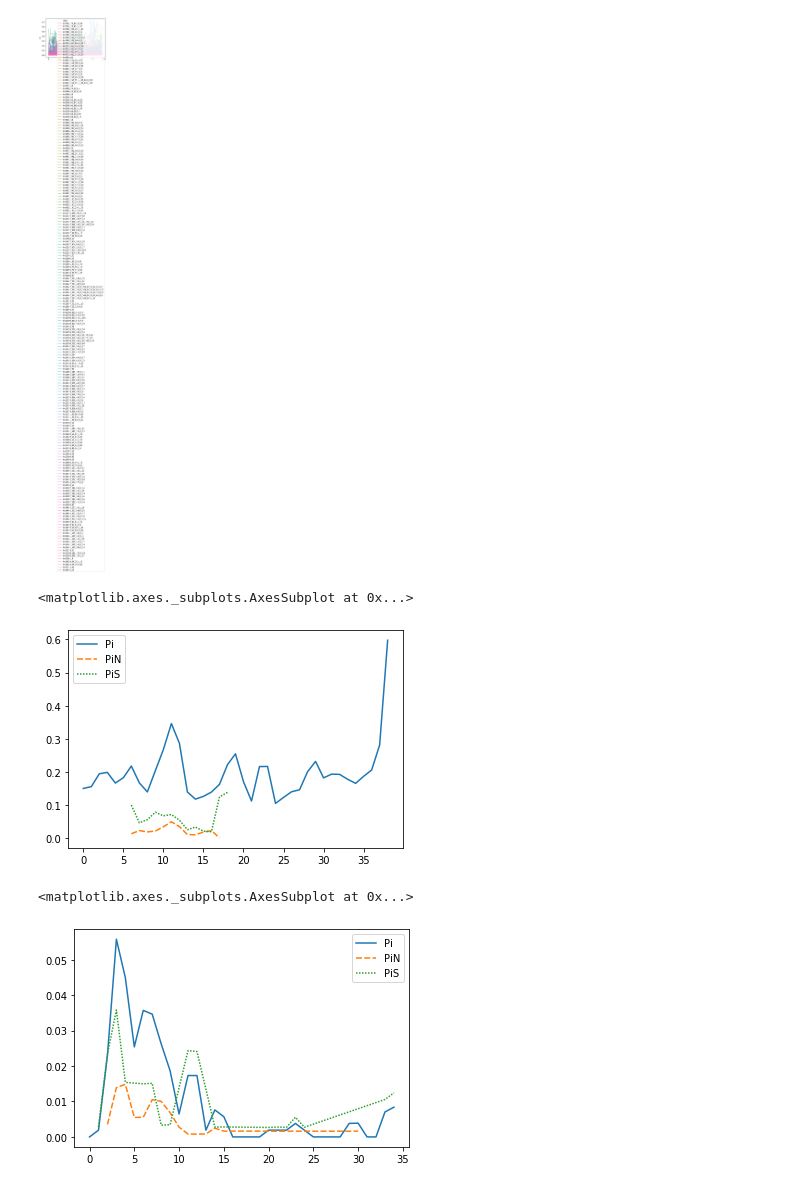
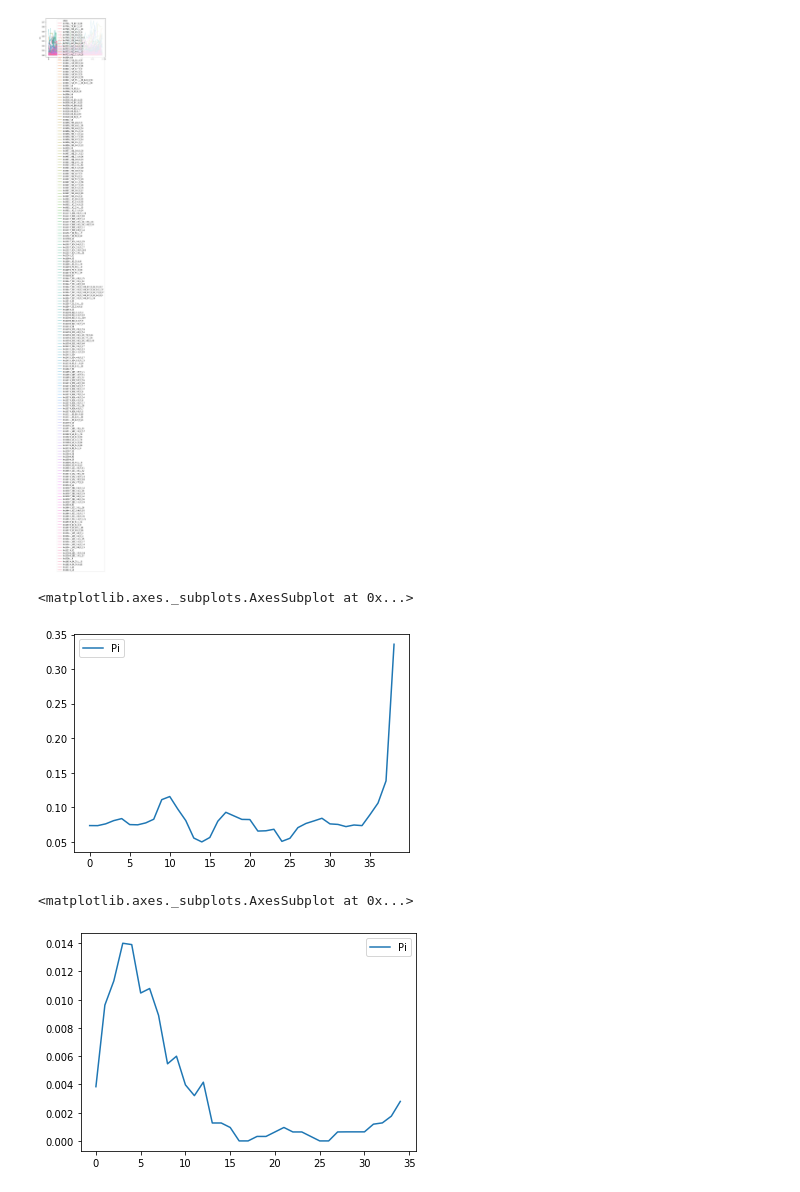
Before and after one commit to chandlersutherland/e14, a Jupyter notebook: pi_calculation.ipynb, the cells around one changed output. Drawn from its saved outputs; the diff is of its cells as text; code cells hidden in the pictures.

Commit message:
pi calculation with egglib

```diff
--- a/pi_calculation.ipynb
+++ b/pi_calculation.ipynb
@@ -594,3 +708,31 @@ domain_level.to_csv('/global/scratch/users/chandlersutherland/e14/popgen/domain_
 | 147 | -0.73335 | 0.040273 | 0.006574 | 0.030687 | Int14387_212_343_R_44 | nbarc |
 # %% [markdown]
 Complement this analysis with sliding window calculation
+# %%
+#rpp13 sliding window
+aln = egglib.io.from_fasta('/global/scratch/users/chandlersutherland/e14/popgen/clades/Int14387_212_343_R_44/popgenome/Int14387_212_343_R_44.pal2nal.fas', alphabet=egglib.alphabets.DNA)
+
+#convert to codon format to calculate synonymous and nonsynonymous sites (using Nei & Gojobori (Mol. #Biol. Evol. 1986 3:418-426).)
+# codon=egglib.tools.to_codons(aln)
+# codon.ls
+
+#print(codon.get_sequence(0)[0])
+
+window_num=-1
+rpp13_window=pd.DataFrame()
+for window in aln.slider(300, 50):
+    window_num += 1
+    ls=egglib.stats.ComputeStats()
+    ls.configure(multi_hits=True, multi=False)
+
+    #calculate Pi across the gene, and then normalize by lseff, the number of analyzed sites
+    ls.add_stats('Pi', 'lseff', 'D')
+    stats=ls.process_align(window, max_missing=0.1)
+    if stats['lseff'] == 0:
+        Pi=np.nan
+    else:
+        Pi=stats['Pi']/stats['lseff']
+    D=stats['D']
+    rpp13_window=rpp13_window.append({'window_num':window_num, 'Pi':Pi, 'D':D}, ignore_index=True)
+
+rpp13_window
@@ -721,7 +929,7 @@ def my_slider(clade, window, step):
 
         for i in range(0, len(fake_annotations)):
             row=fake_annotations.iloc[i,:]
-            result=sub_stat(row, 'window')
+            result=sub_stat_short(row, 'window')
             result['start']=row[1]
             result['stop']=row[2]
             result['length']=codon_length
@@ -730,5 +938,3 @@ def my_slider(clade, window, step):
 
     else:
         print('no alignment file for '+clade)
-
-my_slider(clades[0], 50, 25)
@@ -754,7 +975,7 @@ my_slider(clades[0], 50, 25)
 #apply to all alignments and make a mega dataframe
 concat_slider=pd.DataFrame()
 for clade in clades:
-    result=my_slider(clade, 50, 25)
+    result=my_slider(clade, 100, 25)
     concat_slider=pd.concat([concat_slider, result])
 
 concat_slider
@@ -802,12 +1023,12 @@ sns.lineplot(x='normal', y='Pi', hue='clade', data=concat_slider)
 <matplotlib.axes._subplots.AxesSubplot at 0x...>
 [figure]
 # %%
-sns.lineplot(data=concat_slider[concat_slider['clade']=='Int7765_208_274_R_142'][['Pi', 'PiN', 'PiS']])
+sns.lineplot(data=concat_slider[concat_slider['clade']=='Int7765_208_274_R_142'][['Pi']])
 # %% [output]
 <matplotlib.axes._subplots.AxesSubplot at 0x...>
-[figure, old version]
+[figure, new version]
 # %%
-sns.lineplot(data=concat_slider[concat_slider['clade']=='Int7764_78_107_R_21'][['Pi', 'PiN', 'PiS']])
+sns.lineplot(data=concat_slider[concat_slider['clade']=='Int7764_78_107_R_21'][['Pi']])
 # %% [output]
 <matplotlib.axes._subplots.AxesSubplot at 0x...>
-[figure, old version]
+[figure, new version]
```
Also changed, not shown: parts of 22 cells of this notebook.
